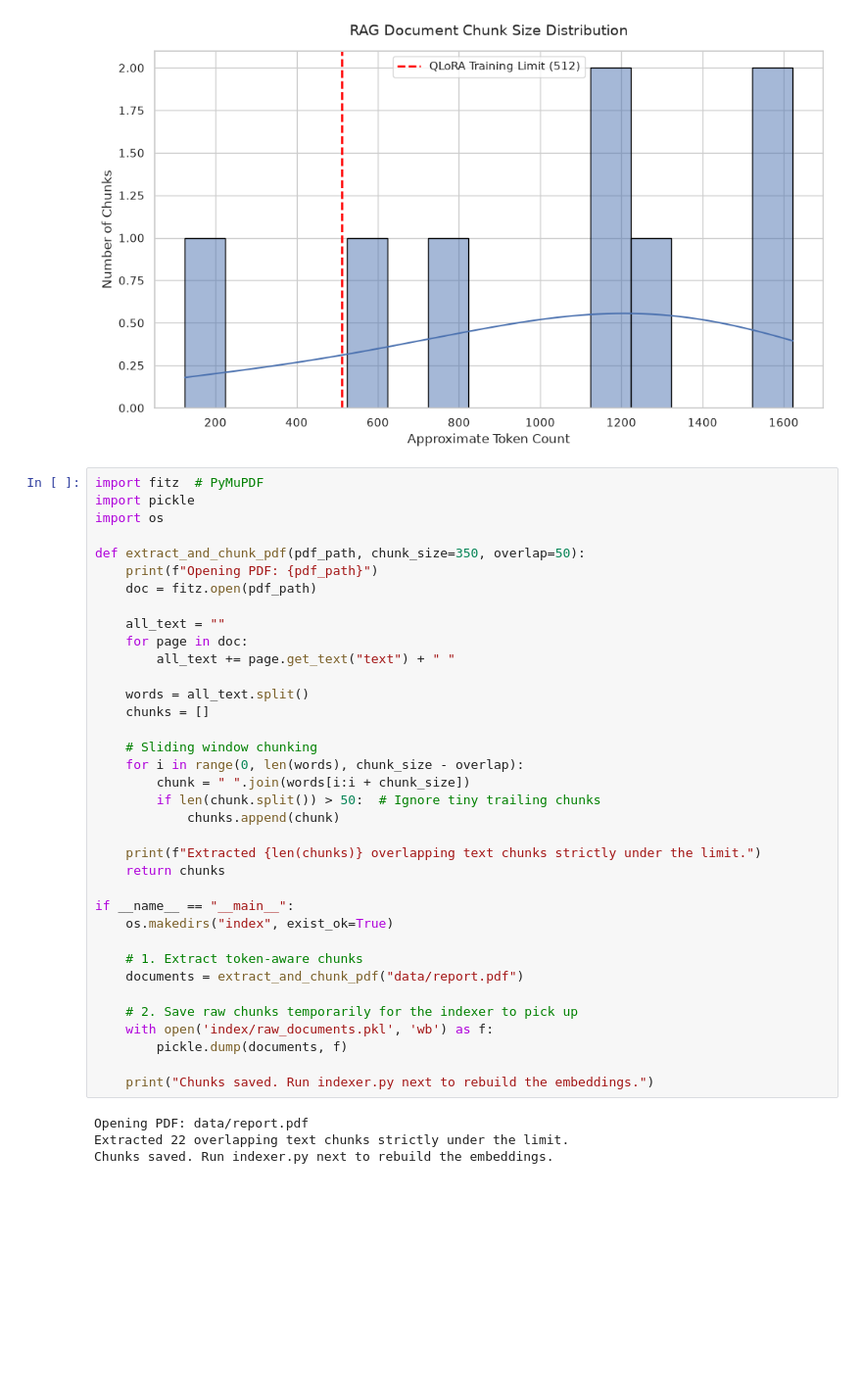
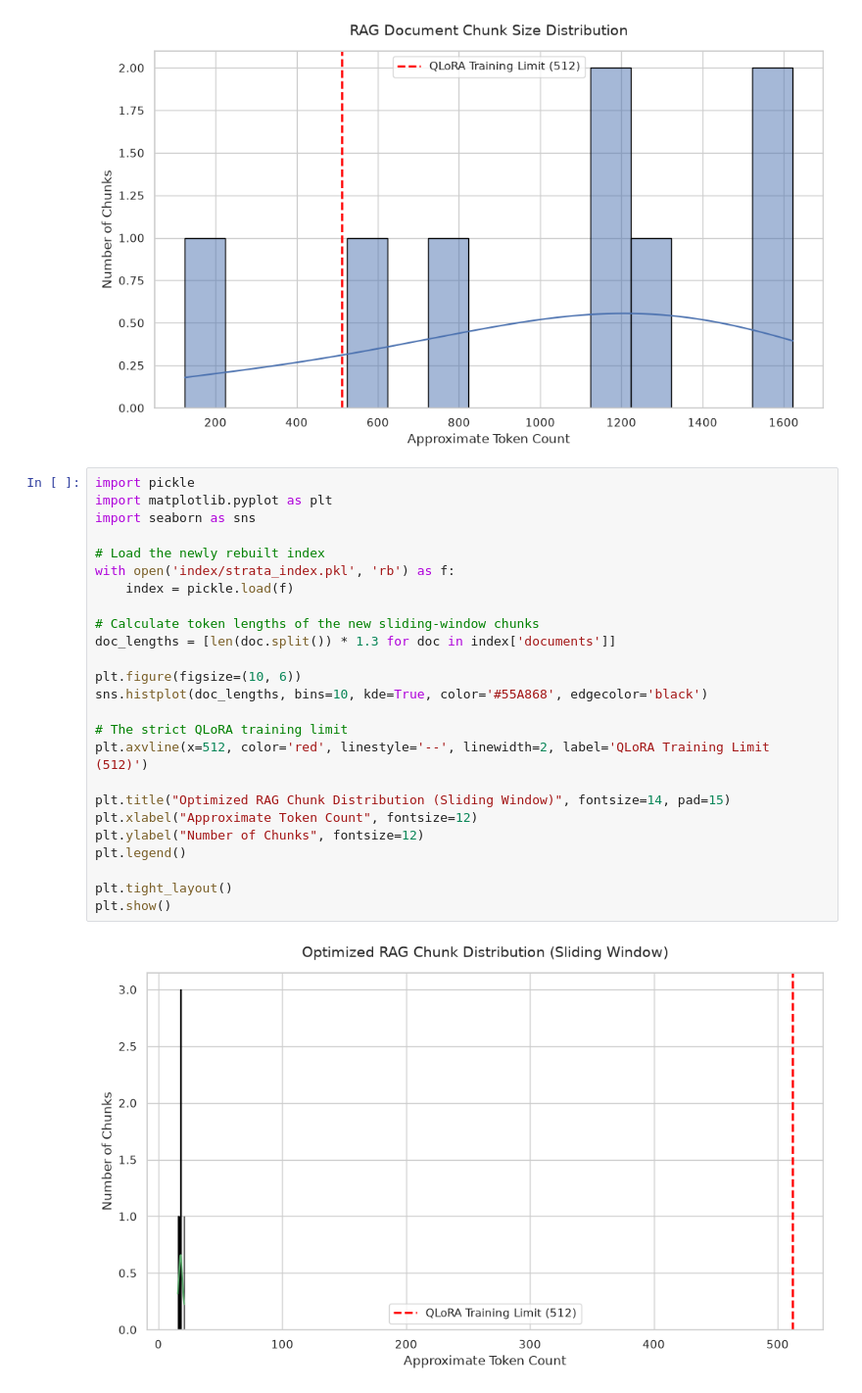
Before and after one commit to srihari2020/Strata, a Jupyter notebook: Strata_Analysis.ipynb, the cells around one changed output. Shown at 98% size. Cells and saved outputs as stored; diff of their text form; blank space fills up the shorter version.

Commit message:
feat: finalize strata global RAG architecture, scrapers, and streamlit smart router

```diff
--- a/Strata_Analysis.ipynb
+++ b/Strata_Analysis.ipynb
@@ -74,42 +74,29 @@ plt.show()
 # %% [output]
 [figure]
 # %%
-import fitz  # PyMuPDF
 import pickle
-import os
+import matplotlib.pyplot as plt
+import seaborn as sns
 
-def extract_and_chunk_pdf(pdf_path, chunk_size=350, overlap=50):
-    print(f"Opening PDF: {pdf_path}")
-    doc = fitz.open(pdf_path)
+# Load the newly rebuilt index
+with open('index/strata_index.pkl', 'rb') as f:
+    index = pickle.load(f)
 
-    all_text = ""
-    for page in doc:
-        all_text += page.get_text("text") + " "
+# Calculate token lengths of the new sliding-window chunks
+doc_lengths = [len(doc.split()) * 1.3 for doc in index['documents']]
 
-    words = all_text.split()
-    chunks = []
+plt.figure(figsize=(10, 6))
+sns.histplot(doc_lengths, bins=10, kde=True, color='#55A868', edgecolor='black')
 
-    # Sliding window chunking
-    for i in range(0, len(words), chunk_size - overlap):
-        chunk = " ".join(words[i:i + chunk_size])
-        if len(chunk.split()) > 50:  # Ignore tiny trailing chunks
-            chunks.append(chunk)
+# The strict QLoRA training limit
+plt.axvline(x=512, color='red', linestyle='--', linewidth=2, label='QLoRA Training Limit (512)')
 
-    print(f"Extracted {len(chunks)} overlapping text chunks strictly under the limit.")
-    return chunks
+plt.title("Optimized RAG Chunk Distribution (Sliding Window)", fontsize=14, pad=15)
+plt.xlabel("Approximate Token Count", fontsize=12)
+plt.ylabel("Number of Chunks", fontsize=12)
+plt.legend()
 
-if __name__ == "__main__":
-    os.makedirs("index", exist_ok=True)
-
-    # 1. Extract token-aware chunks
-    documents = extract_and_chunk_pdf("data/report.pdf")
-
-    # 2. Save raw chunks temporarily for the indexer to pick up
-    with open('index/raw_documents.pkl', 'wb') as f:
-        pickle.dump(documents, f)
-
-    print("Chunks saved. Run indexer.py next to rebuild the embeddings.")
+plt.tight_layout()
+plt.show()
 # %% [output]
-Opening PDF: data/report.pdf
-Extracted 22 overlapping text chunks strictly under the limit.
-Chunks saved. Run indexer.py next to rebuild the embeddings.
+[figure, added]
```
Also changed, not shown: 11 other files.
